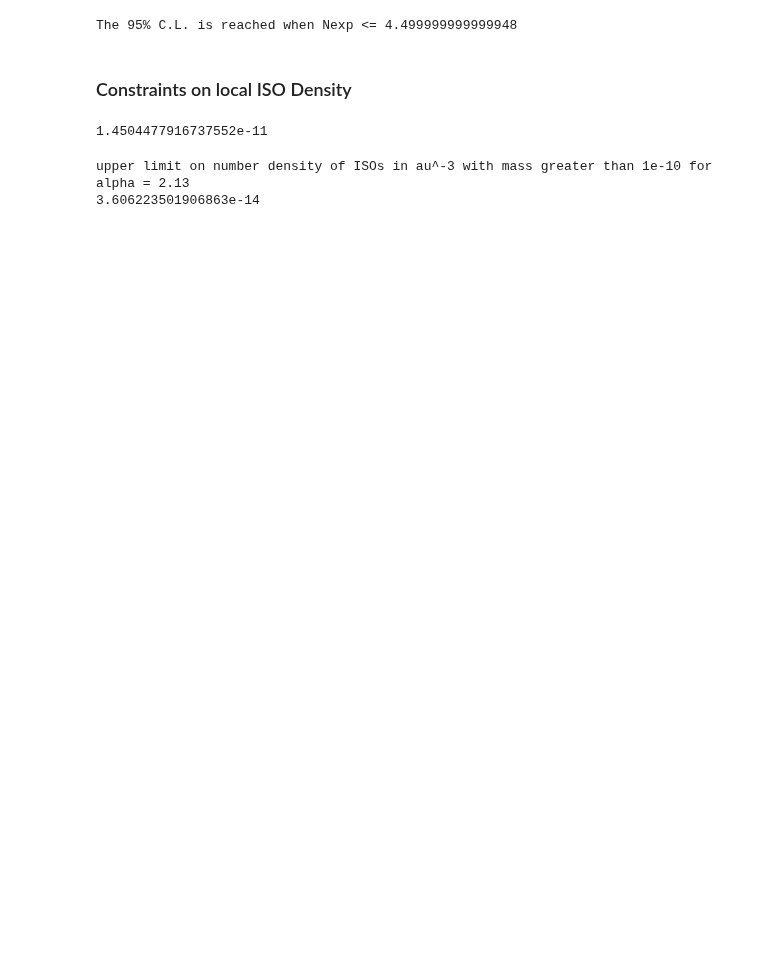
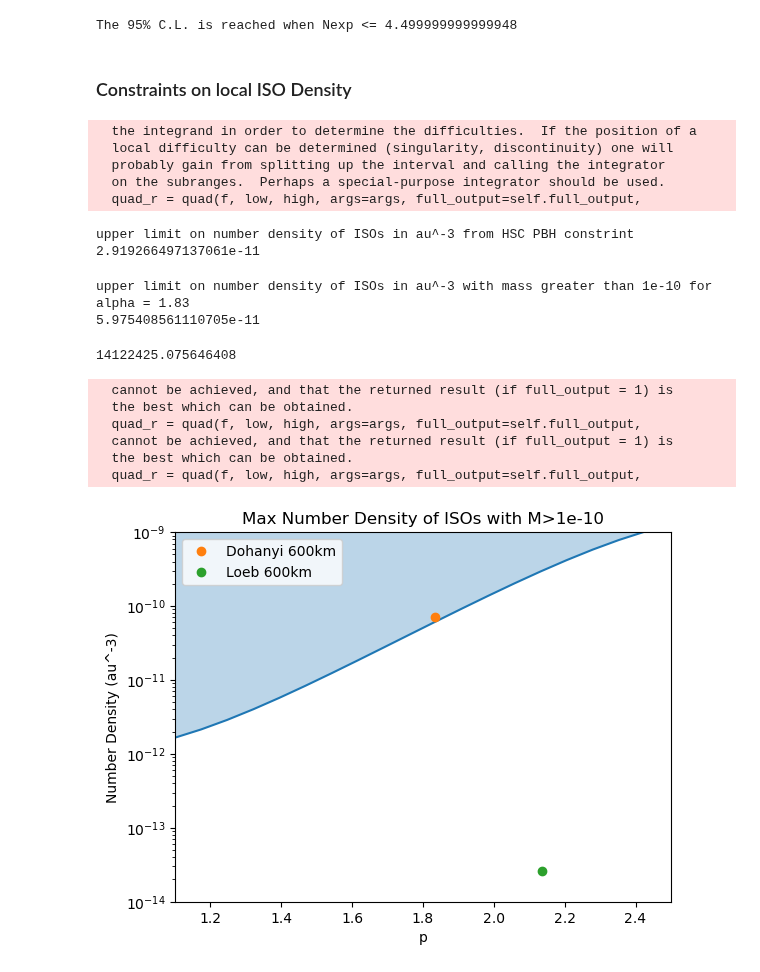
Before and after one commit to NolanSmyth/LensCalcPy, a Jupyter notebook: examples/hsc_ffp.ipynb, the cells around one changed output. Cells and saved outputs as stored; diff of their text form; code cells hidden in the pictures; blank space fills up the shorter version.

```diff
--- a/examples/hsc_ffp.ipynb
+++ b/examples/hsc_ffp.ipynb
@@ -138,6 +123,7 @@ def get_constraint_iso(m_iso, alpha=2, finite=False):
     #Number of total events assuming 1 ISO per star
     #Note A doesn't matter for this part of the calculation
     n_events = get_n_events(1, alpha=alpha, finite=finite)
+    s.add_ffp(alpha)
 
     #Porportion of ISOs above threshold
     proportion_above_threshold = nquad(s.ffp.mass_func,[[m_iso, s.ffp.m_max]], opts={'points': [s.ffp.m_min, s.ffp.m_min*1e3]})[0]*s.ffp.Z
@@ -189,27 +169,75 @@ The 95% C.L. is reached when Nexp <= 4.499999999999948
 #https://arxiv.org/pdf/1910.08608.pdf handwavy constraint in au^-3
 
 local_dm_density = density_mw(dist_mw(0))
-#for objects with mass 1e-10, this is the HSC constraint
 m_pbh = 1e-10
-fpbh = 2e-3
+fpbh = get_constraint_fdm(m_pbh, finite=True)
 kpc2au = 2.06e8
 
+print("upper limit on number density of ISOs in au^-3 from HSC PBH constrint")
 print(local_dm_density*kpc2au**(-3)*fpbh/m_pbh)
 # %% [output]
-1.4504477916737552e-11
+  the integrand in order to determine the difficulties.  If the position of a
+  local difficulty can be determined (singularity, discontinuity) one will
+  probably gain from splitting up the interval and calling the integrator
+  on the subranges.  Perhaps a special-purpose integrator should be used.
+  quad_r = quad(f, low, high, args=args, full_output=self.full_output,
+upper limit on number density of ISOs in au^-3 from HSC PBH constrint
+2.919266497137061e-11
 # %%
 #Comparison with FFP distribution
-
-#Local number density of ISOs assuming 1 per star
-local_ffp_density = rho_FFPs_mw(0)
+local_stellar_density = rho_FFPs_mw(0)
 m_iso = 1e-10
-alpha = 2.13
+alpha = 1.83
 
 #number of ISOs per star with mass greater than m_iso
 n_objects = get_constraint_iso(m_iso, alpha=alpha, finite=True)
 
 print("upper limit on number density of ISOs in au^-3 with mass greater than {} for alpha = {}".format(m_iso, alpha))
-print(local_ffp_density*kpc2au**(-3)*n_objects)
+print(local_stellar_density*kpc2au**(-3)*n_objects)
 # %% [output]
-upper limit on number density of ISOs in au^-3 with mass greater than 1e-10 for alpha = 2.13
-3.606223501906863e-14
+upper limit on number density of ISOs in au^-3 with mass greater than 1e-10 for alpha = 1.83
+5.975408561110705e-11
+# %%
+n_objects
+# %% [output]
+14122425.075646408
+# %%
+with Pool() as p:
+    f = functools.partial(get_constraint_iso, m_iso, finite=True)
+    n_objects_arr = list(tqdm(p.imap(f, alpha_values), total=len(alpha_values)))
+# %% [output]
+  cannot be achieved, and that the returned result (if full_output = 1) is
+  the best which can be obtained.
+  quad_r = quad(f, low, high, args=args, full_output=self.full_output,
+  cannot be achieved, and that the returned result (if full_output = 1) is
+  the best which can be obtained.
+  quad_r = quad(f, low, high, args=args, full_output=self.full_output,
+# %%
+loeb_alpha = 3.41
+loeb_p = loeb_alpha/3 + 1
+loeb_n = 2.6e-14
+
+dohanyi_alpha = 2.5
+dohanyi_p = dohanyi_alpha/3 + 1
+dohanyi_n = 7.2e-11
+# %%
+num_densities = np.array(n_objects_arr)*local_stellar_density*kpc2au**(-3)
+
+plt.figure()
+plt.plot(alpha_values, num_densities)
+plt.fill_between(alpha_values, num_densities, np.max(num_densities), alpha=0.3)
+plt.yscale('log')
+plt.ylabel('Number Density (au^-3)')
+plt.xlabel('p')
+plt.title('Max Number Density of ISOs with M>1e-10')
+plt.xlim([1.1, 2.5])
+plt.ylim([1e-14, 1e-9])
+
+plt.plot(dohanyi_p, dohanyi_n, 'o', label='Dohanyi 600km')
+plt.plot(loeb_p, loeb_n, 'o', label='Loeb 600km')
+
+plt.legend()
+
+plt.show()
+# %% [output]
+[figure, added]
```
Also changed, not shown: parts of 13 cells of this notebook, 4 other files.
